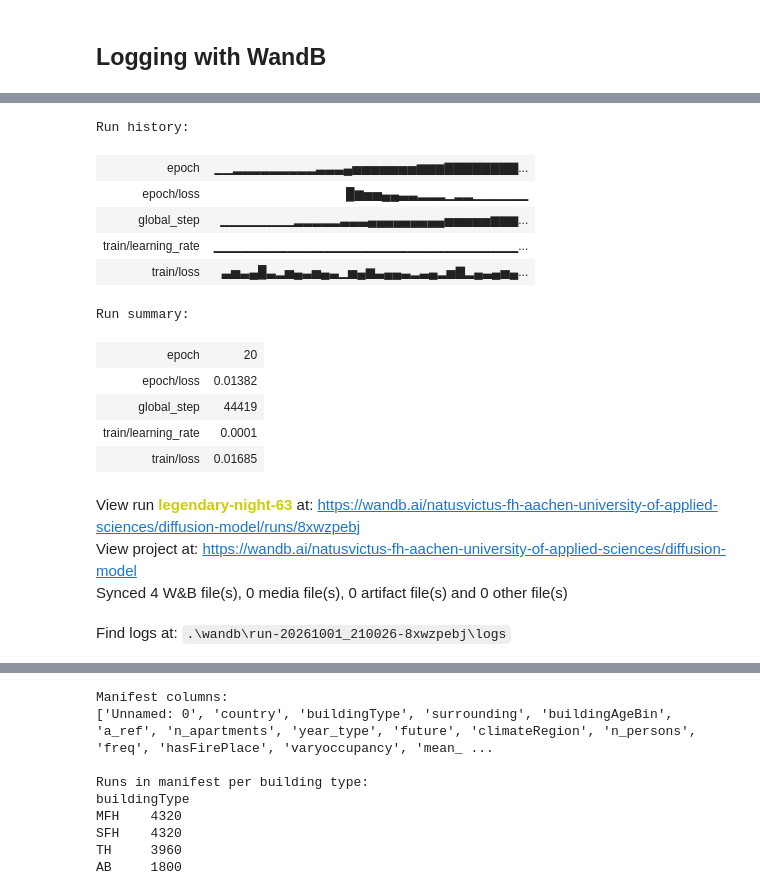
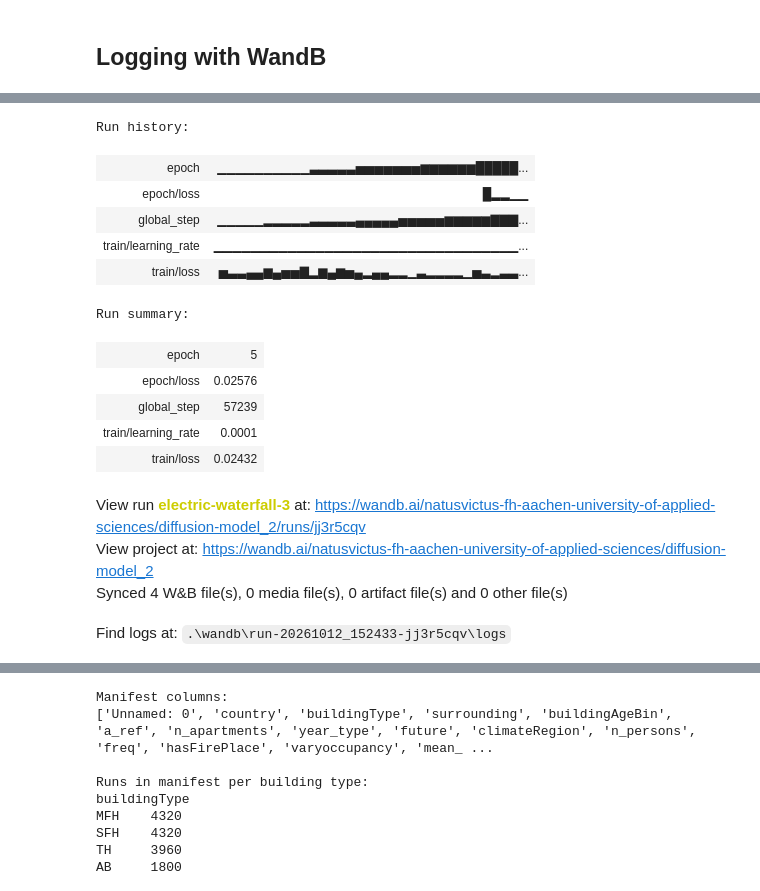
Before and after one commit to NV717/Master_Thesis_EWI_2026, a Jupyter notebook: Ch_4_Diffusion/diffusion1D.ipynb, the cells around one changed output, grey strips where cells are left out. Saved outputs shown, nothing was run; the diff lists cells and outputs as text; code cells hidden in the pictures.

```diff
--- a/Ch_4_Diffusion/diffusion1D.ipynb
+++ b/Ch_4_Diffusion/diffusion1D.ipynb
@@ -187,0 +169,11 @@ N_DYN_MODEL = len(DYNAMIC_COND_COLS) + 1
+# %%
+# todo calcualte stats once for all cols per resolution/normalization
+stats_path = "stats_1min_log_zscore_no_area_scale.npz"
+train_factors = build_norm_factors(train_df, columns, NORM_BY_COL)
+stats = calc_scaler_stats(train_files, train_run_ids, columns, TS_AGG, resolution=RESOLUTION, norm_factors=train_factors)
+save_stats(stats_path, RESOLUTION, columns, stats, norm_by_col=NORM_BY_COL)
+# %%
+stats, meta = load_stats(stats_path, return_meta=True)
+assert meta["norm_by_col"] == NORM_BY_COL
+target_scaler = select_scalers(stats, TARGET_COLS, scaler_by_col=scaler_by_col)
+condition_scaler = select_scalers(stats, DYNAMIC_COND_COLS,scaler_by_col=scaler_by_col)
@@ -831,8 +938,8 @@ def p_losses(denoise_model, x_start, t, static_cat, static_cont, static_bool, no
 # print(lo, hi)
 lo = torch.full((len(TARGET_COLS),), float("inf"))
 hi = torch.full((len(TARGET_COLS),), float("-inf"))
-
-for batch in train_dataloader:
+# ToDO use stats for this
+for batch in tqdm(train_dataloader):
     x = batch["target"]
     lo = torch.minimum(lo, x.amin(dim=(0, 2)))
     hi = torch.maximum(hi, x.amax(dim=(0, 2)))
@@ -883,6 +990,16 @@ def sample1d(model, sequence_length, batch_size, channels, static_cat, static_co
         static_bool=static_bool,
         dyn= dyn
     )
+
+@torch.inference_mode()
+def sample_final(model, shape, static_cat, static_cont, static_bool, dyn=None):
+    device = next(model.parameters()).device
+    b = shape[0]
+    img = torch.randn(shape, device=device)
+    for i in tqdm(reversed(range(timesteps)), desc='sampling loop time step', total=timesteps):
+        t = torch.full((b,), i, device=device, dtype=torch.long)
+        img = p_sample(model, img, t, i, static_cat, static_cont, static_bool, dyn)
+    return img.cpu()
 # %%
 X0_MIN, X0_MAX
 # %% [output]
@@ -938,7 +1055,7 @@ import wandb
 wandb.login()
 
 run = wandb.init(
-    project="diffusion-model",
+    project="diffusion-model_2",
     config={
         "epochs": 1,
         "timesteps": timesteps,
@@ -957,7 +1076,7 @@ View run at https://wandb.ai/natusvictus-fh-aachen-university-of-applied-science
 # %%
 #model.load_state_dict(torch.load("model.pth"))
 # %%
-epochs = 20
+epochs = 5
 global_step = 0
 for epoch in tqdm(range(epochs)):
 
@@ -1035,18 +1154,18 @@ Epoch 20: loss=0.0138
 [interactive output not drawn]
 Run history:
-| epoch | ▁▁▂▂▂▂▂▂▂▂▂▃▃▃▄▅▅▅▅▅▅▅▆▆▆▇▇▇▇▇▇▇▇... |
-| epoch/loss | █▆▅▅▄▄▃▃▂▂▂▁▂▂▁▁▁▁▁▁ |
-| global_step | ▁▁▁▁▁▁▁▁▂▂▂▂▂▃▃▃▄▄▄▄▄▄▄▄▄▅▅▅▅▅▆▆▆... |
+| epoch | ▁▁▁▁▁▁▁▁▁▁▃▃▃▃▃▅▅▅▅▅▅▅▆▆▆▆▆▆█████... |
+| epoch/loss | █▂▂▁▁ |
+| global_step | ▁▁▁▁▁▂▂▂▂▂▃▃▃▃▃▄▄▄▄▄▅▅▅▅▅▆▆▆▆▆▇▇▇... |
 | train/learning_rate | ▁▁▁▁▁▁▁▁▁▁▁▁▁▁▁▁▁▁▁▁▁▁▁▁▁▁▁▁▁▁▁▁▁... |
-| train/loss | ▃▅▃▄█▃▂▅▄▃▅▄▃▁▅▄▆▃▄▄▃▂▃▄▂▅▇▂▄▃▄▅▄... |
+| train/loss | ▅▃▃▄▄▆▄▅▅▇▂▆▄▆▅▄▂▄▄▂▂▁▃▂▂▂▂▁▅▃▂▃▃... |
 Run summary:
-| epoch | 20 |
-| epoch/loss | 0.01382 |
-| global_step | 44419 |
+| epoch | 5 |
+| epoch/loss | 0.02576 |
+| global_step | 57239 |
 | train/learning_rate | 0.0001 |
-| train/loss | 0.01685 |
+| train/loss | 0.02432 |
-View run legendary-night-63 at: https://wandb.ai/natusvictus-fh-aachen-university-of-applied-sciences/diffusion-model/runs/8xwzpebj
-View project at: https://wandb.ai/natusvictus-fh-aachen-university-of-applied-sciences/diffusion-model
+View run electric-waterfall-3 at: https://wandb.ai/natusvictus-fh-aachen-university-of-applied-sciences/diffusion-model_2/runs/jj3r5cqv
+View project at: https://wandb.ai/natusvictus-fh-aachen-university-of-applied-sciences/diffusion-model_2
 Synced 4 W&B file(s), 0 media file(s), 0 artifact file(s) and 0 other file(s)
-Find logs at: .\wandb\run-20261001_210026-8xwzpebj\logs
+Find logs at: .\wandb\run-20261012_152433-jj3r5cqv\logs
 # %%
```
Also changed, not shown: parts of 55 cells of this notebook, 10 other files.
